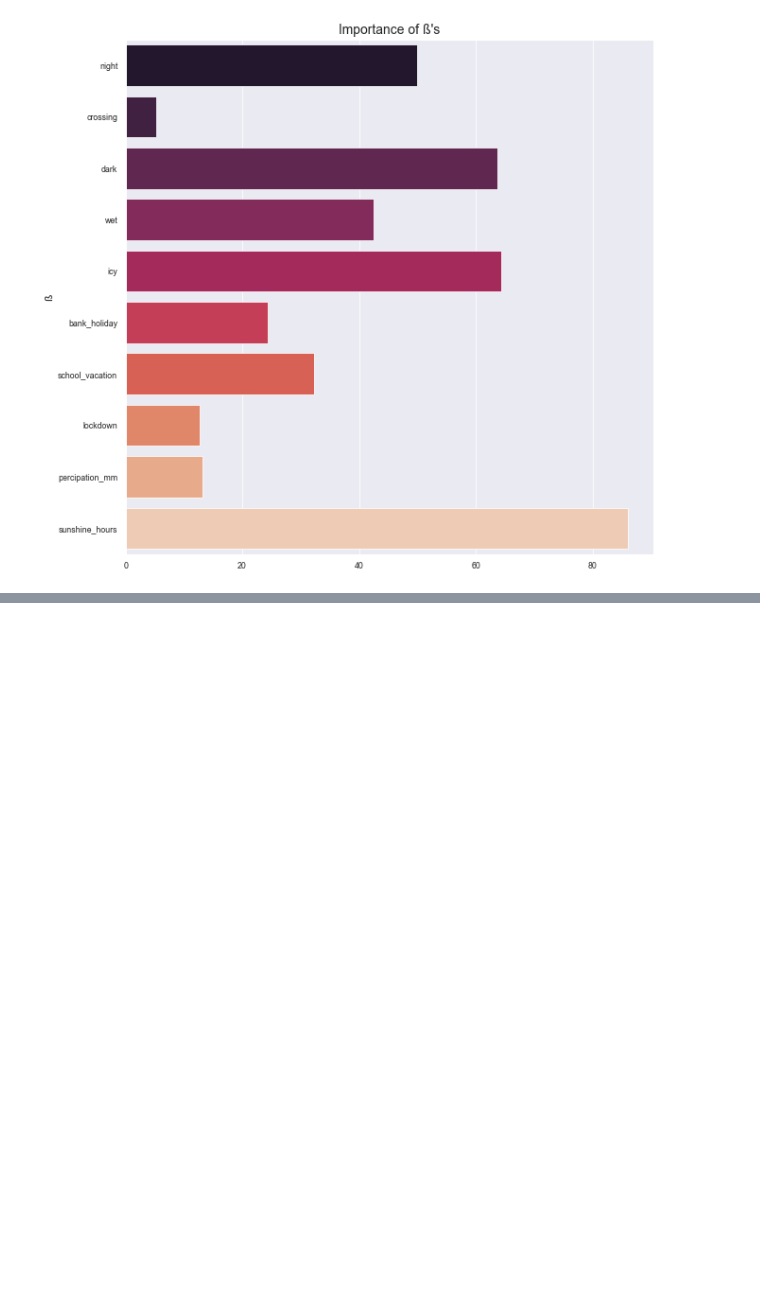
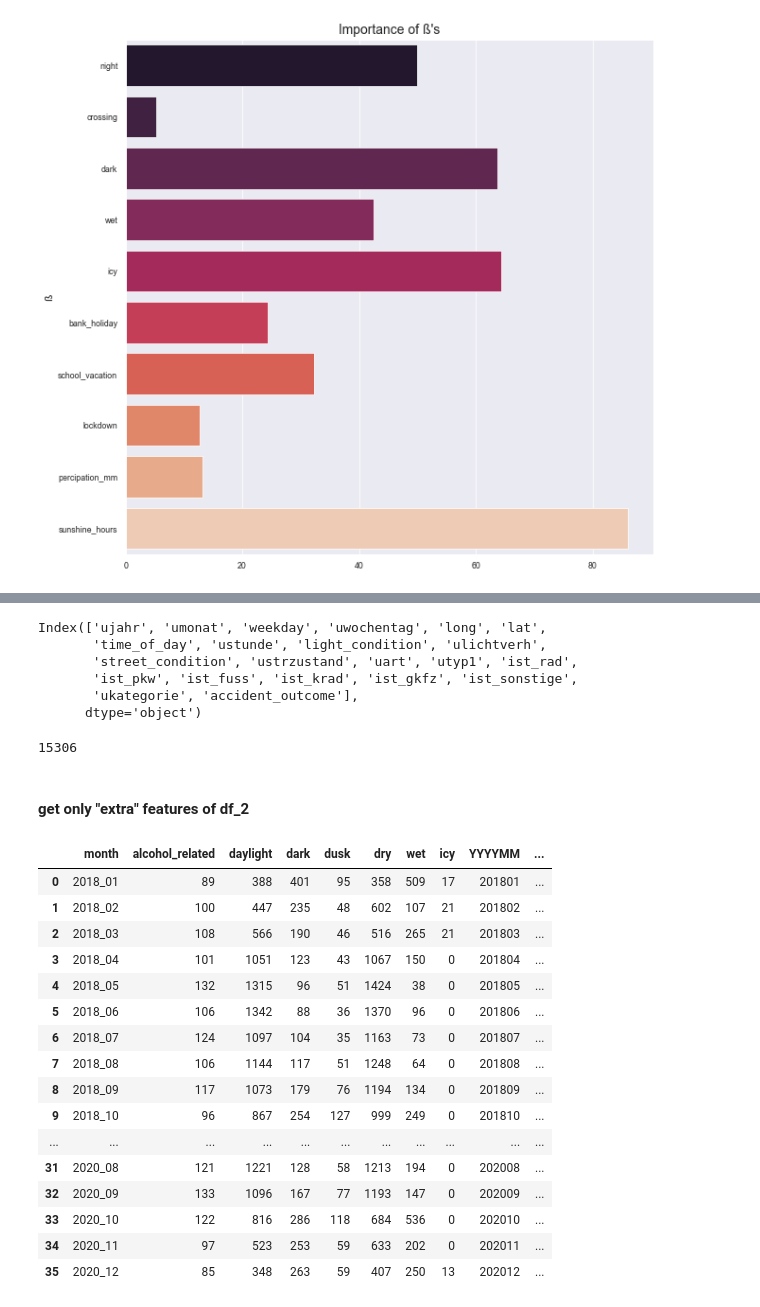
Before and after one commit to SEberwein/Berlin_traffic_accidents_2018-2020, a Jupyter notebook: model3.ipynb, the cells around one changed output, grey strips where cells are left out. Drawn from its saved outputs; the diff is of its cells as text; code cells hidden in the pictures; blank space fills up the shorter version.

```diff
--- a/model3.ipynb
+++ b/model3.ipynb
@@ -142,0 +165,9 @@ Text(0.5, 0, '')
+# %%
+df_cl.columns
+# %% [output]
+Index(['ujahr', 'umonat', 'weekday', 'uwochentag', 'long', 'lat',
+       'time_of_day', 'ustunde', 'light_condition', 'ulichtverh',
+       'street_condition', 'ustrzustand', 'uart', 'utyp1', 'ist_rad',
+       'ist_pkw', 'ist_fuss', 'ist_krad', 'ist_gkfz', 'ist_sonstige',
+       'ukategorie', 'accident_outcome'],
+      dtype='object')
@@ -142,0 +176,7 @@ Text(0.5, 0, '')
+# %%
+df_cl_bic = df_cl[df_cl.ist_rad == 1]
+len(df_cl_bic)
+# %% [output]
+15306
+# %% [markdown]
+#### get only "extra" features of df_2
@@ -142,0 +186,20 @@ Text(0.5, 0, '')
+# %%
+df_2_add
+# %% [output]
+|  | month | alcohol_related | daylight | dark | dusk | dry | wet | icy | YYYYMM | ... |
+| 0 | 2018_01 | 89 | 388 | 401 | 95 | 358 | 509 | 17 | 201801 | ... |
+| 1 | 2018_02 | 100 | 447 | 235 | 48 | 602 | 107 | 21 | 201802 | ... |
+| 2 | 2018_03 | 108 | 566 | 190 | 46 | 516 | 265 | 21 | 201803 | ... |
+| 3 | 2018_04 | 101 | 1051 | 123 | 43 | 1067 | 150 | 0 | 201804 | ... |
+| 4 | 2018_05 | 132 | 1315 | 96 | 51 | 1424 | 38 | 0 | 201805 | ... |
+| 5 | 2018_06 | 106 | 1342 | 88 | 36 | 1370 | 96 | 0 | 201806 | ... |
+| 6 | 2018_07 | 124 | 1097 | 104 | 35 | 1163 | 73 | 0 | 201807 | ... |
+| 7 | 2018_08 | 106 | 1144 | 117 | 51 | 1248 | 64 | 0 | 201808 | ... |
+| 8 | 2018_09 | 117 | 1073 | 179 | 76 | 1194 | 134 | 0 | 201809 | ... |
+| 9 | 2018_10 | 96 | 867 | 254 | 127 | 999 | 249 | 0 | 201810 | ... |
+| ... | ... | ... | ... | ... | ... | ... | ... | ... | ... | ... |
+| 31 | 2020_08 | 121 | 1221 | 128 | 58 | 1213 | 194 | 0 | 202008 | ... |
+| 32 | 2020_09 | 133 | 1096 | 167 | 77 | 1193 | 147 | 0 | 202009 | ... |
+| 33 | 2020_10 | 122 | 816 | 286 | 118 | 684 | 536 | 0 | 202010 | ... |
+| 34 | 2020_11 | 97 | 523 | 253 | 59 | 633 | 202 | 0 | 202011 | ... |
+| 35 | 2020_12 | 85 | 348 | 263 | 59 | 407 | 250 | 13 | 202012 | ... |
```
Also changed, not shown: parts of 50 cells of this notebook, 8 other files.
